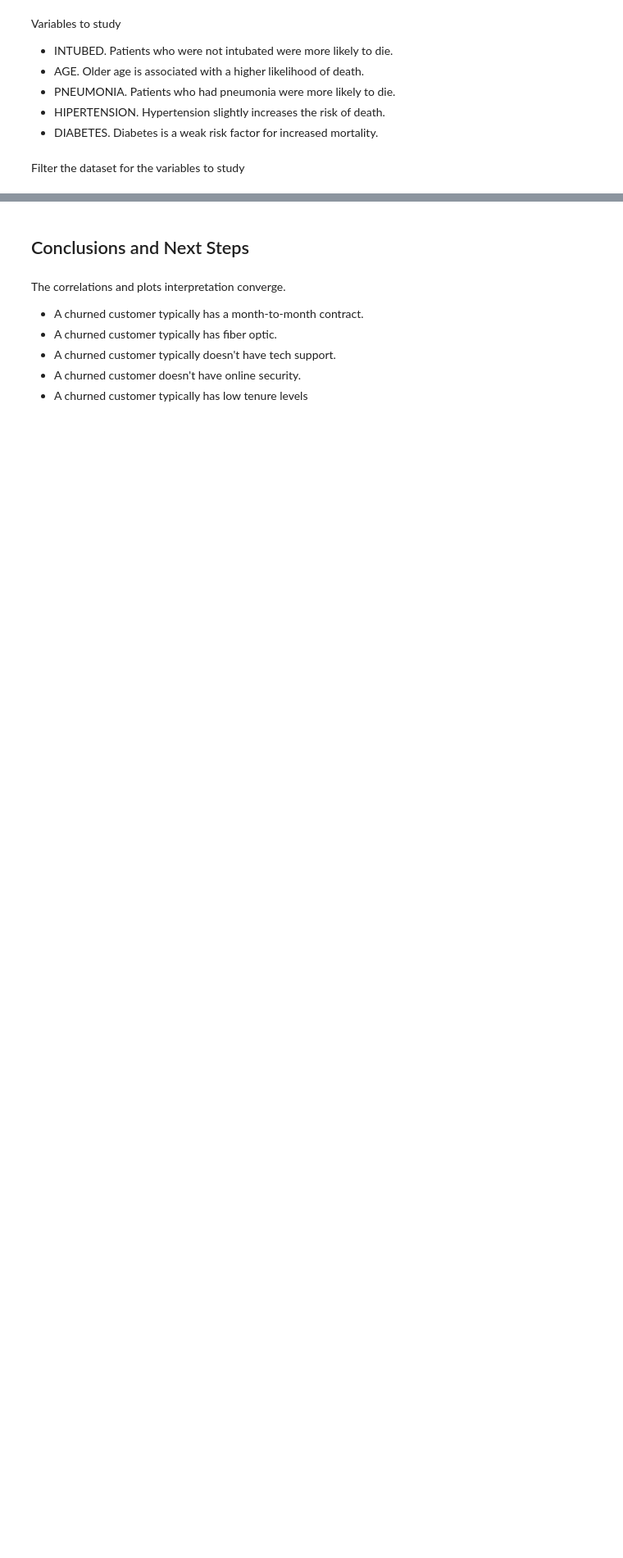
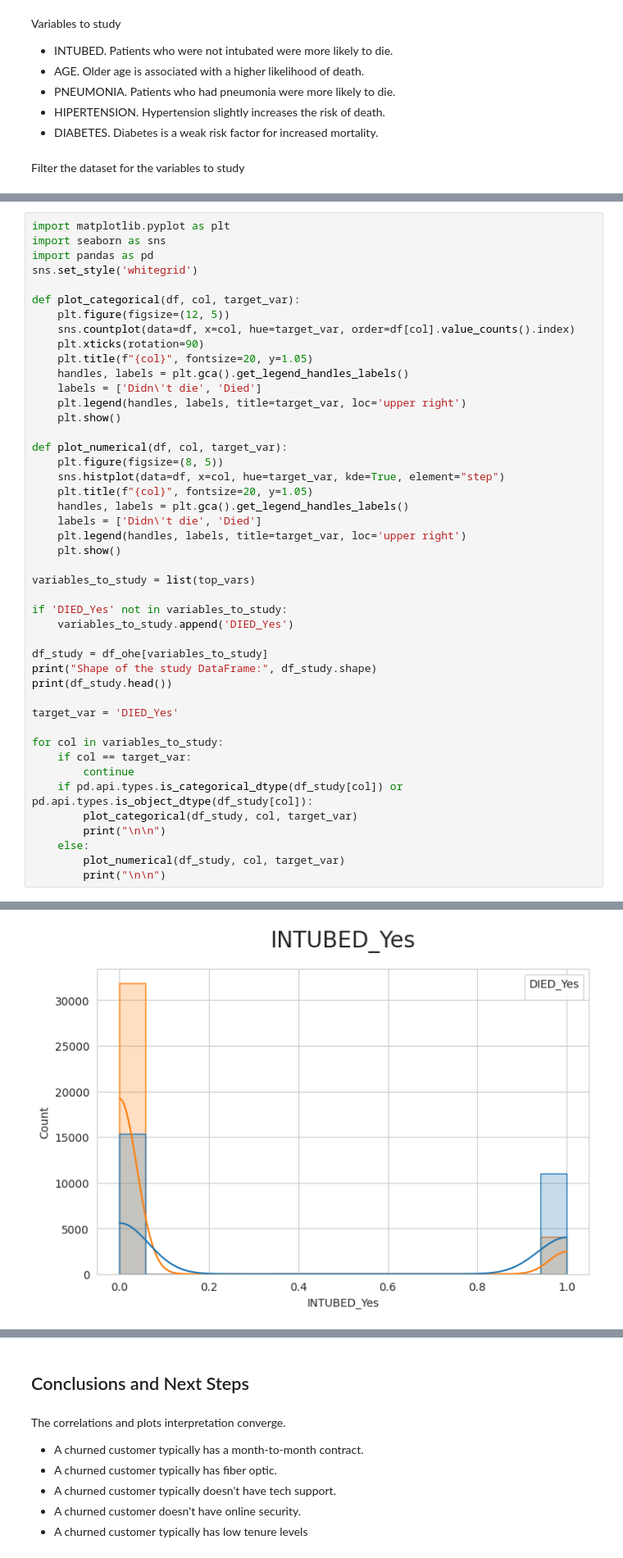
Before and after one commit to cniblock/milestone-covid-19-study, a Jupyter notebook: jupyter_notebooks/02 - COVID-19 Study.ipynb, the cells around one changed output, grey strips where cells are left out. Shown at 82% size. Saved outputs shown, nothing was run; the diff lists cells and outputs as text; blank space fills up the shorter version.

Commit message:
add variables distribution tables

```diff
--- a/jupyter_notebooks/02 - COVID-19 Study.ipynb
+++ b/jupyter_notebooks/02 - COVID-19 Study.ipynb
@@ -252,0 +260,46 @@ Shape of the study DataFrame: (62236, 11)
+# %%
+import matplotlib.pyplot as plt
+import seaborn as sns
+import pandas as pd
+sns.set_style('whitegrid')
+
+def plot_categorical(df, col, target_var):
+    plt.figure(figsize=(12, 5))
+    sns.countplot(data=df, x=col, hue=target_var, order=df[col].value_counts().index)
+    plt.xticks(rotation=90)
+    plt.title(f"{col}", fontsize=20, y=1.05)
+    handles, labels = plt.gca().get_legend_handles_labels()
+    labels = ['Didn\'t die', 'Died']
+    plt.legend(handles, labels, title=target_var, loc='upper right')
+    plt.show()
+
+def plot_numerical(df, col, target_var):
+    plt.figure(figsize=(8, 5))
+    sns.histplot(data=df, x=col, hue=target_var, kde=True, element="step")
+    plt.title(f"{col}", fontsize=20, y=1.05)
+    handles, labels = plt.gca().get_legend_handles_labels()
+    labels = ['Didn\'t die', 'Died']
+    plt.legend(handles, labels, title=target_var, loc='upper right')
+    plt.show()
+
+variables_to_study = list(top_vars)
+
+if 'DIED_Yes' not in variables_to_study:
+    variables_to_study.append('DIED_Yes')
+
+df_study = df_ohe[variables_to_study]
+print("Shape of the study DataFrame:", df_study.shape)
+print(df_study.head())
+
+target_var = 'DIED_Yes'
+
+for col in variables_to_study:
+    if col == target_var:
+        continue
+    if pd.api.types.is_categorical_dtype(df_study[col]) or pd.api.types.is_object_dtype(df_study[col]):
+        plot_categorical(df_study, col, target_var)
+        print("\n\n")
+    else:
+        plot_numerical(df_study, col, target_var)
+        print("\n\n")
+# %% [output]
@@ -252,0 +320 @@ Shape of the study DataFrame: (62236, 11)
+[figure, added]
```
Also changed, not shown: parts of 5 cells of this notebook.
